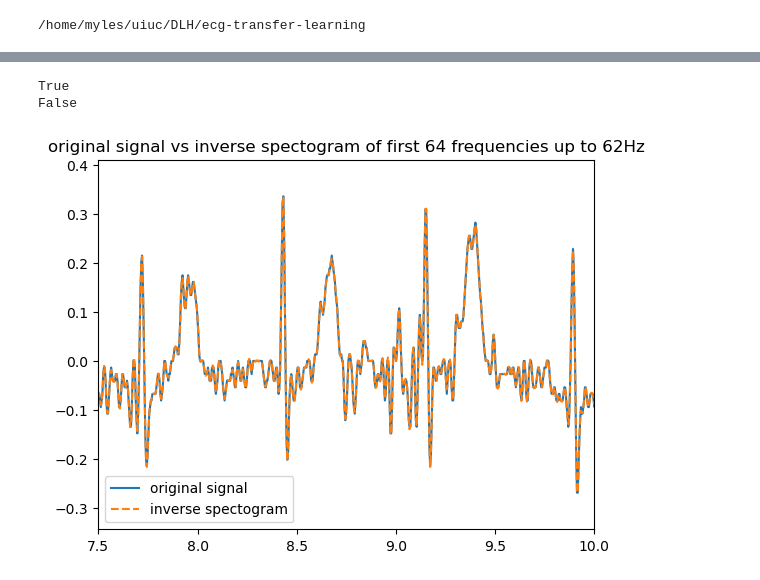
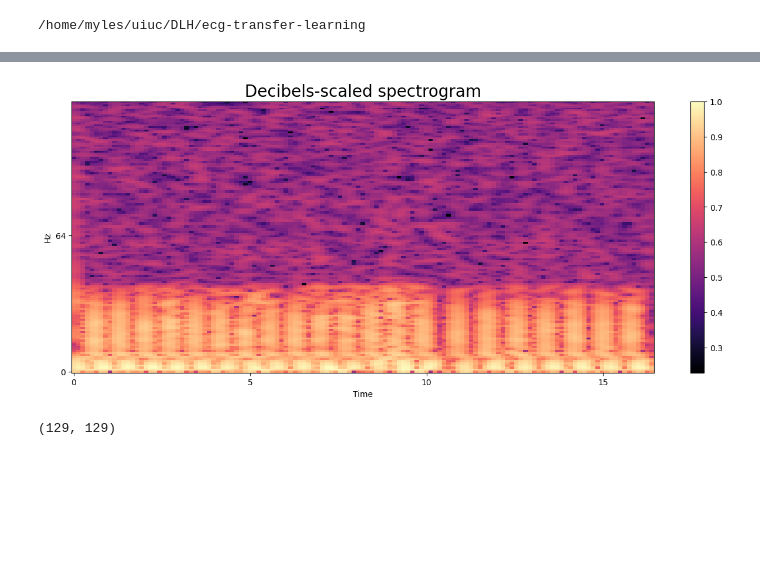
Before and after one commit to myles-i/DLH_TransferLearning, a Jupyter notebook: jupyter_notebooks/explore_spectogram.ipynb, the cells around one changed output, grey strips where cells are left out. Saved outputs shown, nothing was run; the diff lists cells and outputs as text; code cells hidden in the pictures; blank space fills up the shorter version.

Commit message:
update spectrogram data processing to use librosa. integrate finetuning datasets to codebase, cleanup notebook

```diff
--- a/jupyter_notebooks/explore_spectogram.ipynb
+++ b/jupyter_notebooks/explore_spectogram.ipynb
@@ -48,18 +48,15 @@ fsample = 250.0;
 T_x = 1.0/fsample
 
 # lets target a 64x64 spectogram. This is 64 time slices, and 64 frequency components
-window_size = 256 # number of samples per time slice
-stride=64
-n_time_slices = 64
-N = 4096 # total number of samples for full spectogram
-twindow = N/fsample
-print(f"twindow is {twindow} with N {N} and fsample {fsample}")
+frame_size = 4096 # total number of samples for full spectogram
+twindow = frame_size/fsample
+print(f"twindow is {twindow} with frame size {frame_size} and fsample {fsample}")
 
 # grab the selected part of the signal (first N points)
-selected_signal =ecg_signal[data_idx][:N];
+selected_signal =ecg_signal[data_idx][:frame_size];
 
 # plot the selected signal in time domain
-t_x = np.arange(N) * T_x
+t_x = np.arange(frame_size) * T_x
 
 
 # lets plot signal
@@ -127,26 +79,26 @@ plt.show()
-# %%
-# Now lets see how good the spectogram captures the information in the time-domain signal
-# we can do this by inverting the spectogram back to the time-domain signal
-# Specifically, lets say we only want to keep lowest 64 frequencies ~(0-60Hz)
-# we do this by setting elements 64:end,: to zero
-output_size = 64
-zero_indc  = output_size
-Sx_compressed = Sx.copy()
-Sx_compressed[(output_size +1):,:] = 0
-
-# now lets calculate the inverse SFT
-print(SFT.invertible)  # check if invertible
-x1 = SFT.istft(Sx_compressed, k1=N)
-print(np.allclose(selected_signal, x1))
-
-plt.plot(t_x, selected_signal, t_x, x1, '--')
-# print title with info on output size (how many frequencies we kept)
-title = "original signal vs inverse spectogram of first {} frequencies up to {}Hz".format(output_size, int(SFT.delta_f*output_size))
-plt.legend(["original signal", "inverse spectogram"])
-plt.xlim([7.5, 10])
-plt.title(title)
-plt.show()
-# %% [output]
-True
-False
-[figure, removed]
+# %%
+import librosa
+# for librosa.stft see: https://github.com/librosa/librosa/blob/14746316d931e331d1b6686d60bb593312b1d29e/librosa/core/spectrum.py#L55
+
+window_size = 256
+stride = 32
+n_slices = frame_size//stride
+n_freqs = 128
+
+# compute short-time fourier transform (spectrogram)
+x =librosa.stft(selected_signal, n_fft=window_size, hop_length=stride)
+x = np.abs(x)
+x = librosa.amplitude_to_db(x, ref = np.min)
+x = x/np.max(x)
+
+# now lets plot it
+plt.figure(figsize = (16, 6))
+librosa.display.specshow(x, sr=fsample, hop_length=stride,
+                         x_axis='time', y_axis='log')
+plt.colorbar()
+plt.title('Decibels-scaled spectrogram', fontsize=20)
+plt.show()
+print(x.shape)
+# %% [output]
+[figure, added]
+(129, 129)
```
Also changed, not shown: parts of 12 cells of this notebook, 4 other files.
